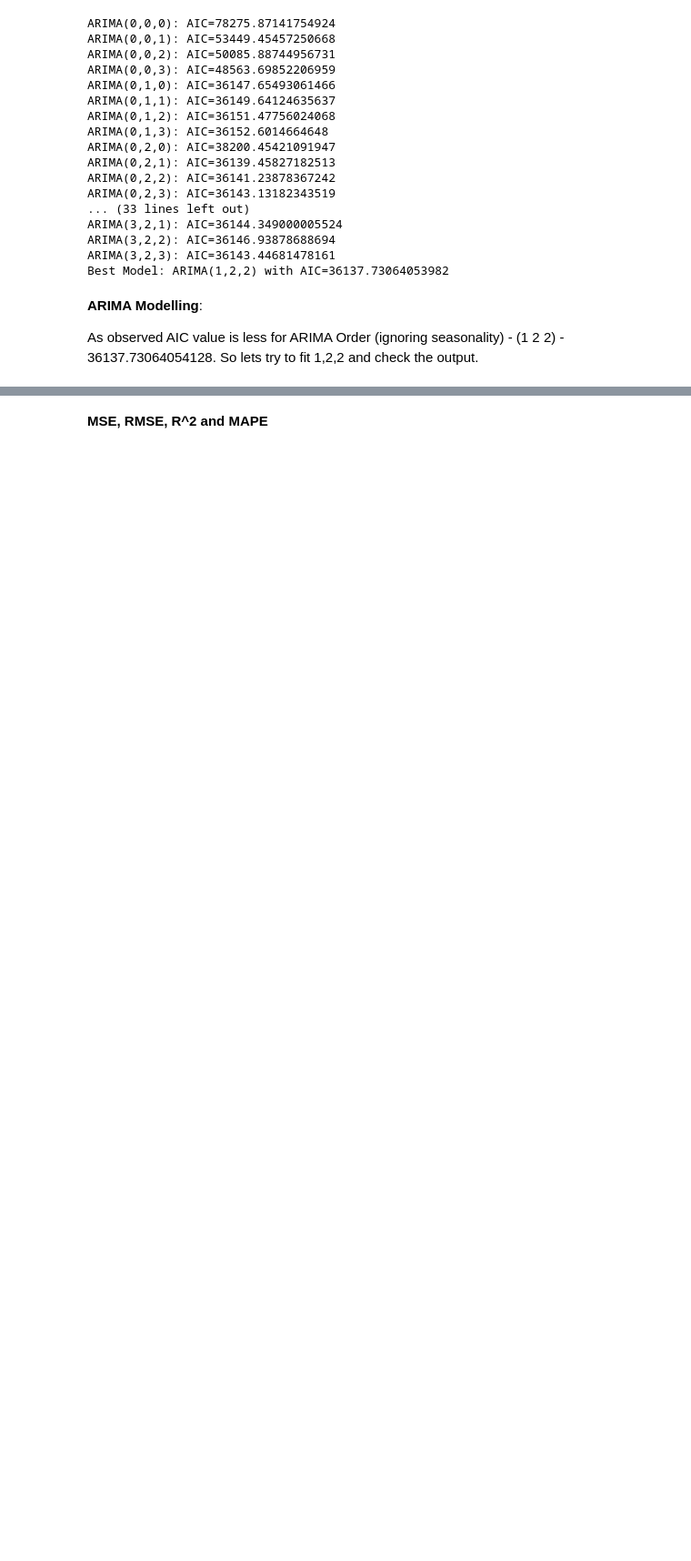
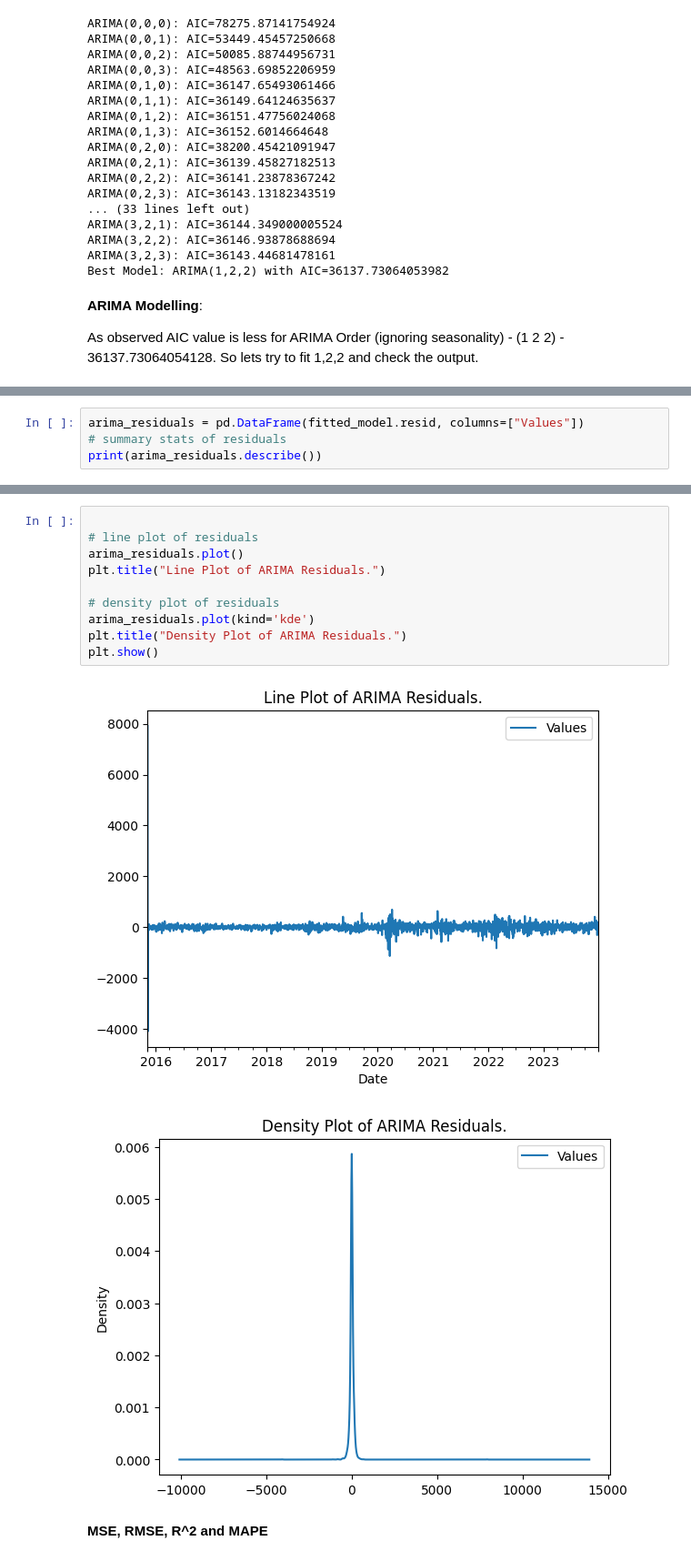
Before and after one commit to aymuos/masters-practise-repo, a Jupyter notebook: TSA_Nifty_50_Project.ipynb, the cells around one changed output, grey strips where cells are left out. Shown at 91% size. Drawn from its saved outputs; the diff is of its cells as text; blank space fills up the shorter version.

```diff
--- a/TSA_Nifty_50_Project.ipynb
+++ b/TSA_Nifty_50_Project.ipynb
@@ -689,0 +676,4 @@ df.head()
+# %%
+arima_residuals = pd.DataFrame(fitted_model.resid, columns=["Values"])
+# summary stats of residuals
+print(arima_residuals.describe())
@@ -690,3 +690,16 @@ df.head()
+# %%
+
+# line plot of residuals
+arima_residuals.plot()
+plt.title("Line Plot of ARIMA Residuals.")
+
+# density plot of residuals
+arima_residuals.plot(kind='kde')
+plt.title("Density Plot of ARIMA Residuals.")
+plt.show()
+# %% [output]
+[figure, added]
+[figure, added]
 # %% [markdown]
 **MSE, RMSE, R^2 and MAPE**
 # %%
```
Also changed, not shown: parts of 19 cells of this notebook.
